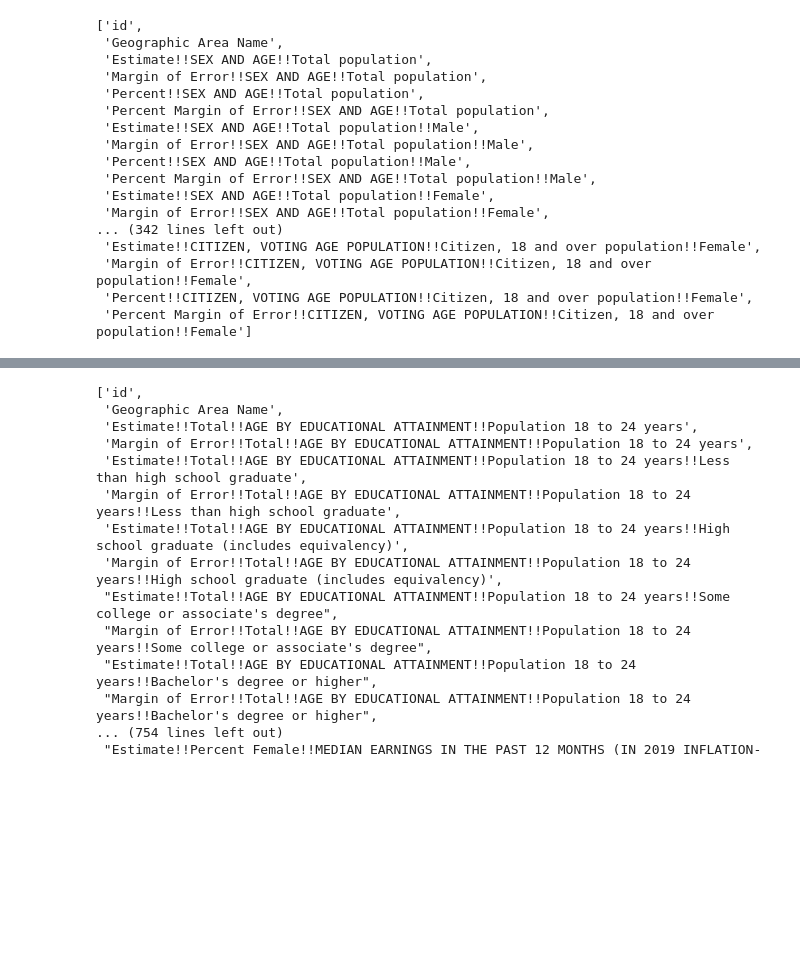
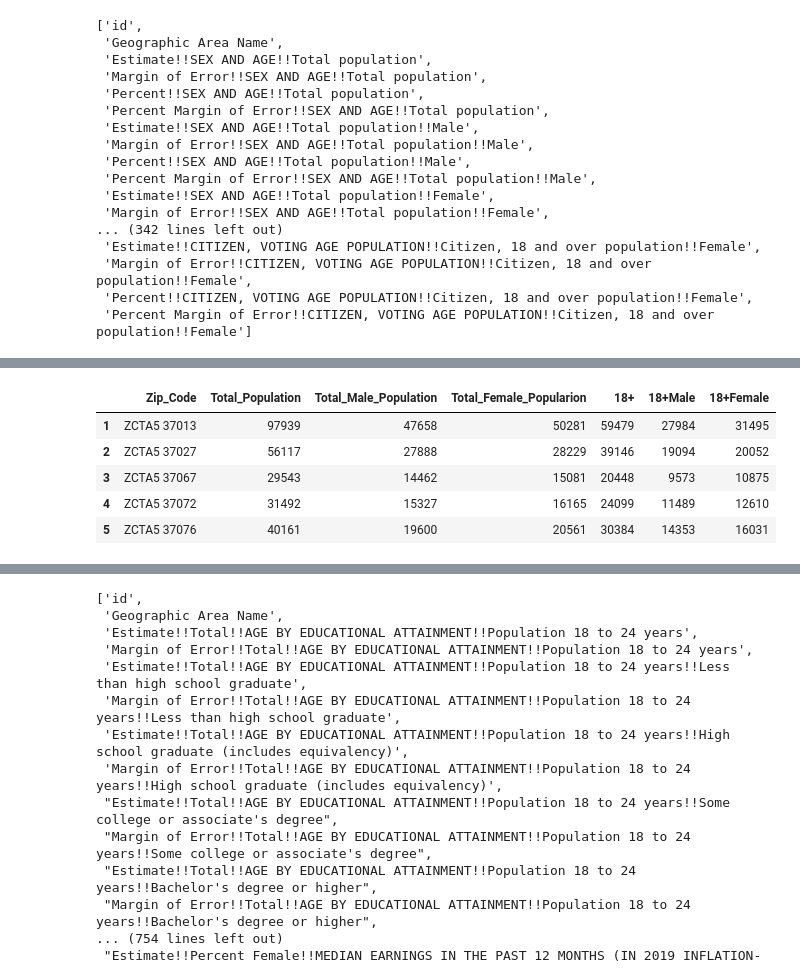
Before and after one commit to HannaKim4673/Beer_Restaurant_Success, a Jupyter notebook: Demographics_data.ipynb, the cells around one changed output, grey strips where cells are left out. Saved outputs shown, nothing was run; the diff lists cells and outputs as text; code cells hidden in the pictures; blank space fills up the shorter version.

```diff
--- a/Demographics_data.ipynb
+++ b/Demographics_data.ipynb
@@ -52,3 +52,7 @@ list(demo_df.columns.values)
  'Margin of Error!!CITIZEN, VOTING AGE POPULATION!!Citizen, 18 and over population!!Female',
  'Percent!!CITIZEN, VOTING AGE POPULATION!!Citizen, 18 and over population!!Female',
  'Percent Margin of Error!!CITIZEN, VOTING AGE POPULATION!!Citizen, 18 and over population!!Female']
+# %%
+# select desired columns
+demo_df = demo_df[['Geographic Area Name','Estimate!!SEX AND AGE!!Total population','Estimate!!SEX AND AGE!!Total population!!Male','Estimate!!SEX AND AGE!!Total population!!Female','Estimate!!CITIZEN, VOTING AGE POPULATION!!Citizen, 18 and over population','Estimate!!CITIZEN, VOTING AGE POPULATION!!Citizen, 18 and over population!!Male','Estimate!!CITIZEN, VOTING AGE POPULATION!!Citizen, 18 and over population!!Female']]
+demo_df.head()
@@ -54,0 +66,18 @@ list(demo_df.columns.values)
+# %%
+# rename headers of desired columns
+demo_df = demo_df.rename(columns={'Geographic Area Name':'Zip_Code',
+                                  'Estimate!!SEX AND AGE!!Total population':'Total_Population',
+                                  'Estimate!!SEX AND AGE!!Total population!!Male':'Total_Male_Population',
+                                  'Estimate!!SEX AND AGE!!Total population!!Female':'Total_Female_Popularion',
+                                  'Estimate!!CITIZEN, VOTING AGE POPULATION!!Citizen, 18 and over population':'18+',
+                                  'Estimate!!CITIZEN, VOTING AGE POPULATION!!Citizen, 18 and over population!!Male':'18+Male',
+                                  'Estimate!!CITIZEN, VOTING AGE POPULATION!!Citizen, 18 and over population!!Female':'18+Female'})
+
+demo_df.head()
+# %% [output]
+|  | Zip_Code | Total_Population | Total_Male_Population | Total_Female_Popularion | 18+ | 18+Male | 18+Female |
+| 1 | ZCTA5 37013 | 97939 | 47658 | 50281 | 59479 | 27984 | 31495 |
+| 2 | ZCTA5 37027 | 56117 | 27888 | 28229 | 39146 | 19094 | 20052 |
+| 3 | ZCTA5 37067 | 29543 | 14462 | 15081 | 20448 | 9573 | 10875 |
+| 4 | ZCTA5 37072 | 31492 | 15327 | 16165 | 24099 | 11489 | 12610 |
+| 5 | ZCTA5 37076 | 40161 | 19600 | 20561 | 30384 | 14353 | 16031 |
```
Also changed, not shown: parts of 13 cells of this notebook.
